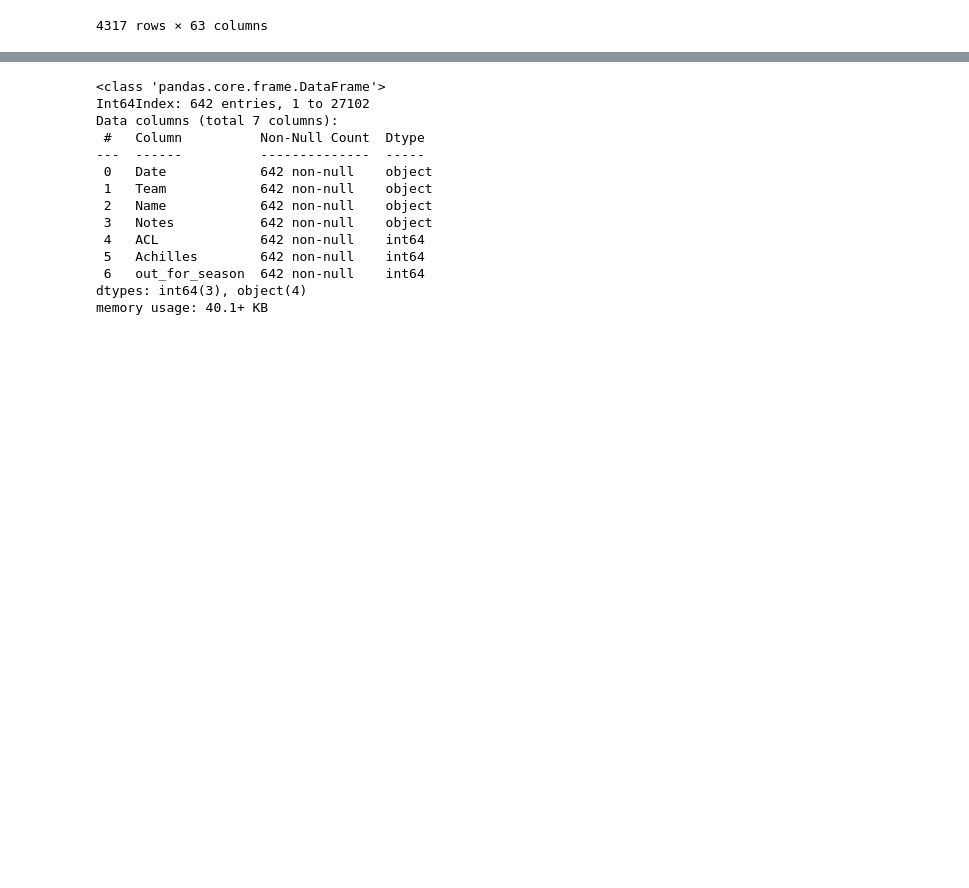
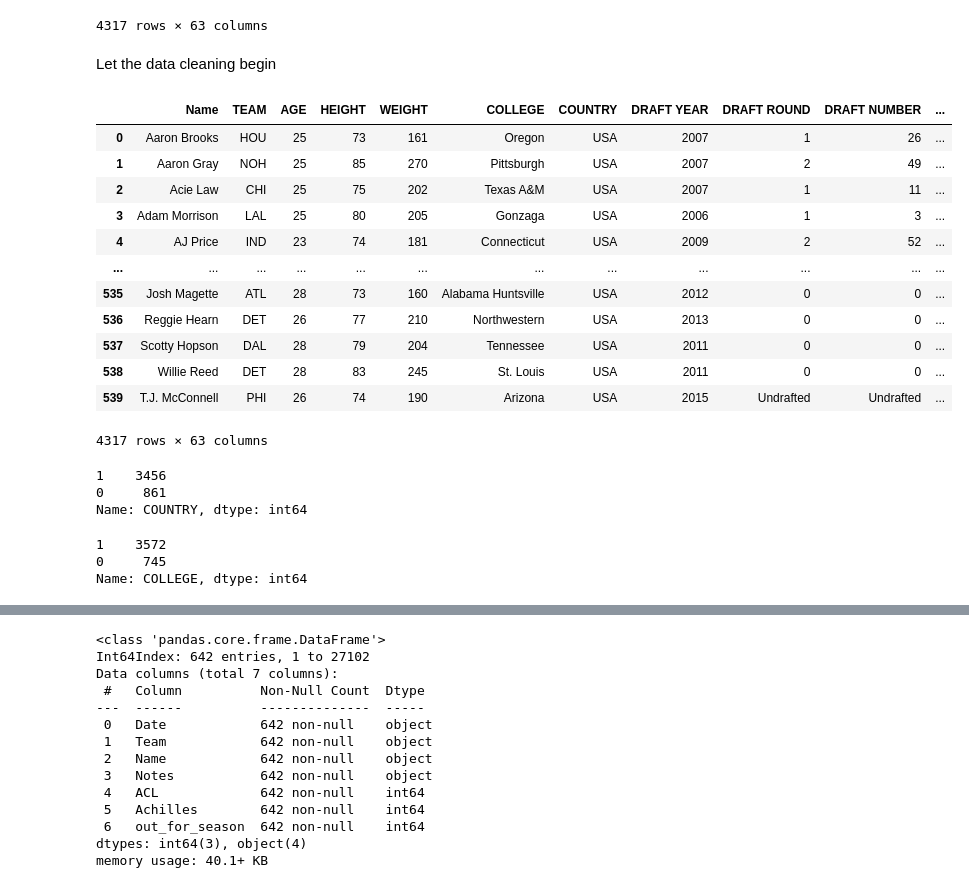
Before and after one commit to RH3421/Reducing_NBA_Injuries, a Jupyter notebook: Firstpass.ipynb, the cells around one changed output, grey strips where cells are left out. Saved outputs shown, nothing was run; the diff lists cells and outputs as text; code cells hidden in the pictures; blank space fills up the shorter version.

```diff
--- a/Firstpass.ipynb
+++ b/Firstpass.ipynb
@@ -307,3 +309,29 @@ df_con
 | 538 | Willie Reed | DET | 28 | 6-11 | 245 | St. Louis | USA | 2011 | 0 | 0 | ... |
 | 539 | T.J. McConnell | PHI | 26 | 6-2 | 190 | Arizona | USA | 2015 | Undrafted | Undrafted | ... |
 4317 rows × 63 columns
+# %% [markdown]
+Let the data cleaning begin
+# %%
+# Function to convert ft-in height into inches
+def parse_ht(height):
+    ht_ = height.split("-")
+    ft_ = int(ht_[0])
+    in_ = int(ht_[1])
+    return (12*ft_) + in_
+df_con["HEIGHT"] = df_con["HEIGHT"].apply(lambda x:parse_ht(x))
+# %%
+df_con
+# %% [output]
+|  | Name | TEAM | AGE | HEIGHT | WEIGHT | COLLEGE | COUNTRY | DRAFT YEAR | DRAFT ROUND | DRAFT NUMBER | ... |
+| 0 | Aaron Brooks | HOU | 25 | 73 | 161 | Oregon | USA | 2007 | 1 | 26 | ... |
+| 1 | Aaron Gray | NOH | 25 | 85 | 270 | Pittsburgh | USA | 2007 | 2 | 49 | ... |
+| 2 | Acie Law | CHI | 25 | 75 | 202 | Texas A&M | USA | 2007 | 1 | 11 | ... |
+| 3 | Adam Morrison | LAL | 25 | 80 | 205 | Gonzaga | USA | 2006 | 1 | 3 | ... |
+| 4 | AJ Price | IND | 23 | 74 | 181 | Connecticut | USA | 2009 | 2 | 52 | ... |
+| ... | ... | ... | ... | ... | ... | ... | ... | ... | ... | ... | ... |
+| 535 | Josh Magette | ATL | 28 | 73 | 160 | Alabama Huntsville | USA | 2012 | 0 | 0 | ... |
+| 536 | Reggie Hearn | DET | 26 | 77 | 210 | Northwestern | USA | 2013 | 0 | 0 | ... |
+| 537 | Scotty Hopson | DAL | 28 | 79 | 204 | Tennessee | USA | 2011 | 0 | 0 | ... |
+| 538 | Willie Reed | DET | 28 | 83 | 245 | St. Louis | USA | 2011 | 0 | 0 | ... |
+| 539 | T.J. McConnell | PHI | 26 | 74 | 190 | Arizona | USA | 2015 | Undrafted | Undrafted | ... |
+4317 rows × 63 columns
@@ -309,0 +343,6 @@ df_con
+# %%
+df_con.COUNTRY.value_counts()
+# %% [output]
+1    3456
+0     861
+Name: COUNTRY, dtype: int64
@@ -309,0 +354,6 @@ df_con
+# %%
+df_con.COLLEGE.value_counts()
+# %% [output]
+1    3572
+0     745
+Name: COLLEGE, dtype: int64
```
Also changed, not shown: parts of 16 cells of this notebook, 4 other files.
